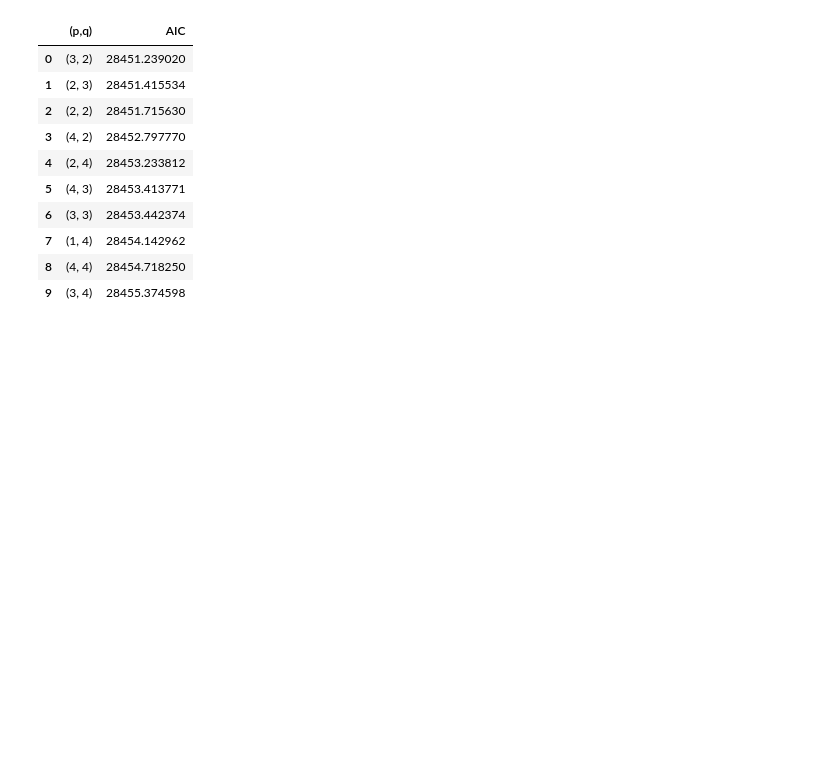
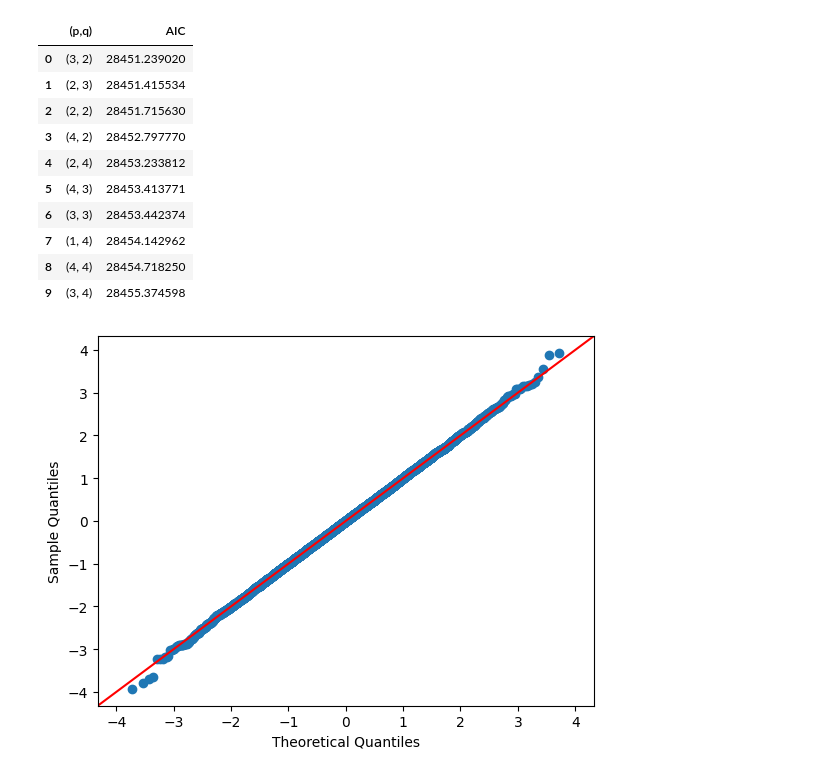
Before and after one commit to lewinskie254/timeseries-youtube, a Jupyter notebook: Lecture_5_Timeseries_Analysis_ARMA.ipynb, the cells around one changed output. Drawn from its saved outputs; the diff is of its cells as text; code cells hidden in the pictures; blank space fills up the shorter version.

```diff
--- a/Lecture_5_Timeseries_Analysis_ARMA.ipynb
+++ b/Lecture_5_Timeseries_Analysis_ARMA.ipynb
@@ -30,7 +30,7 @@ print("P-Value", results[1])
 ADF Statistic -0.8714653199452735
 P-Value 0.7972240255014551
 # %%
-df_diff = df.diff().dropna()
+df_diff = df.diff()
 # %%
 df_diff.plot()
 # %% [output]
@@ -125,3 +125,11 @@ results_df.head(10)
 | 9 | (3, 4) | 28455.374598 |
 # %%
 # So the most optmial values of p and q are (3, 2)
+model = SARIMAX(df_diff[1:], order=(3, 0, 2), simple_differencing=False).fit(disp=False)
+# %%
+residuals = model.resid
+# %%
+from statsmodels.graphics.gofplots import qqplot
+qqplot(residuals, line='45');
+# %% [output]
+[figure, added]
```
Also changed, not shown: parts of 7 cells of this notebook.
